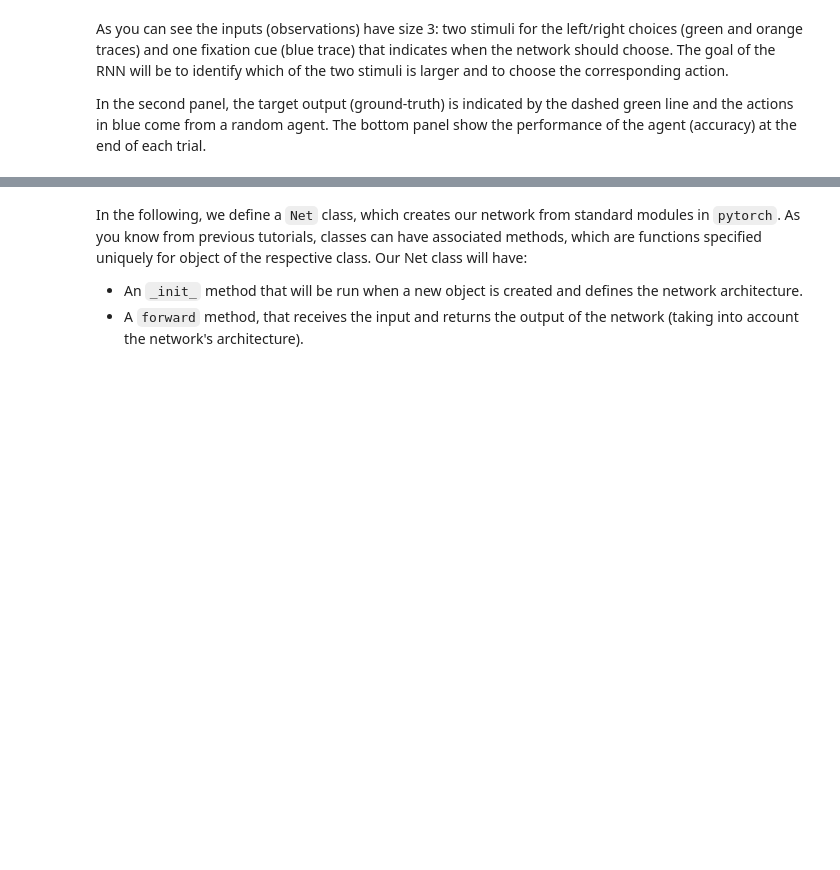
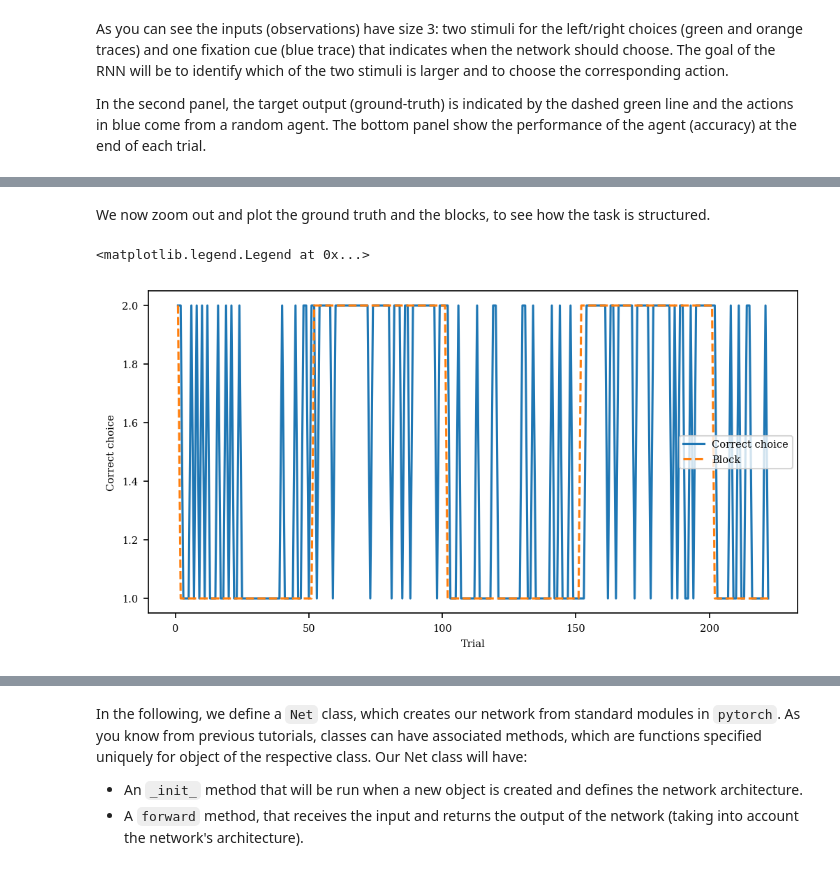
Before and after one commit to bambschool/BAMB2023, a Jupyter notebook: 4-recurrent_neural_networks/tutorial_4_RNNs-solutions.ipynb, the cells around one changed output, grey strips where cells are left out. Saved outputs shown, nothing was run; the diff lists cells and outputs as text; code cells hidden in the pictures; blank space fills up the shorter version.

```diff
--- a/4-recurrent_neural_networks/tutorial_4_RNNs-solutions.ipynb
+++ b/4-recurrent_neural_networks/tutorial_4_RNNs-solutions.ipynb
@@ -252,3 +240,10 @@ plt.legend()
+# %% [markdown]
+We now zoom out and plot the ground truth and the blocks, to see how the task is structured.
+# %%
+ops.plot_trial_sequence(correct_choice=correct_choice, block=block)
+# %% [output]
+<matplotlib.legend.Legend at 0x...>
+[figure, added]
 # %% [markdown]
 ### 1.3. Define network
 
```
Also changed, not shown: parts of 31 cells of this notebook, 1 other file.
